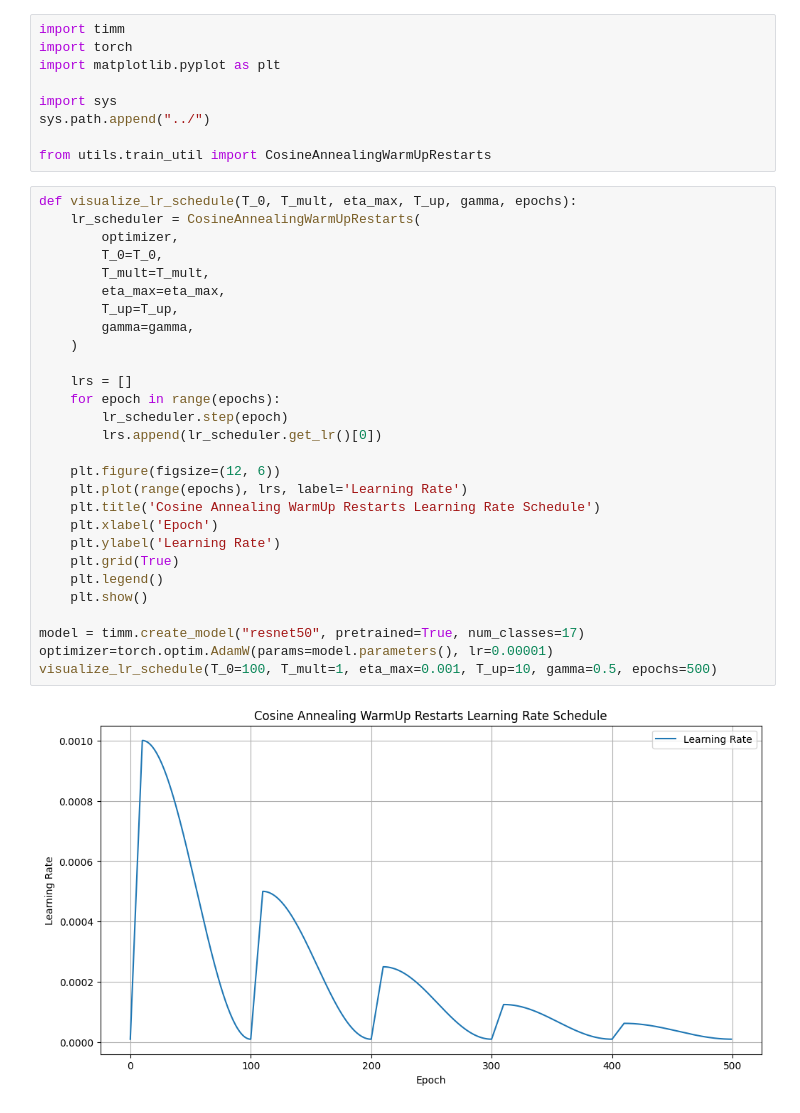
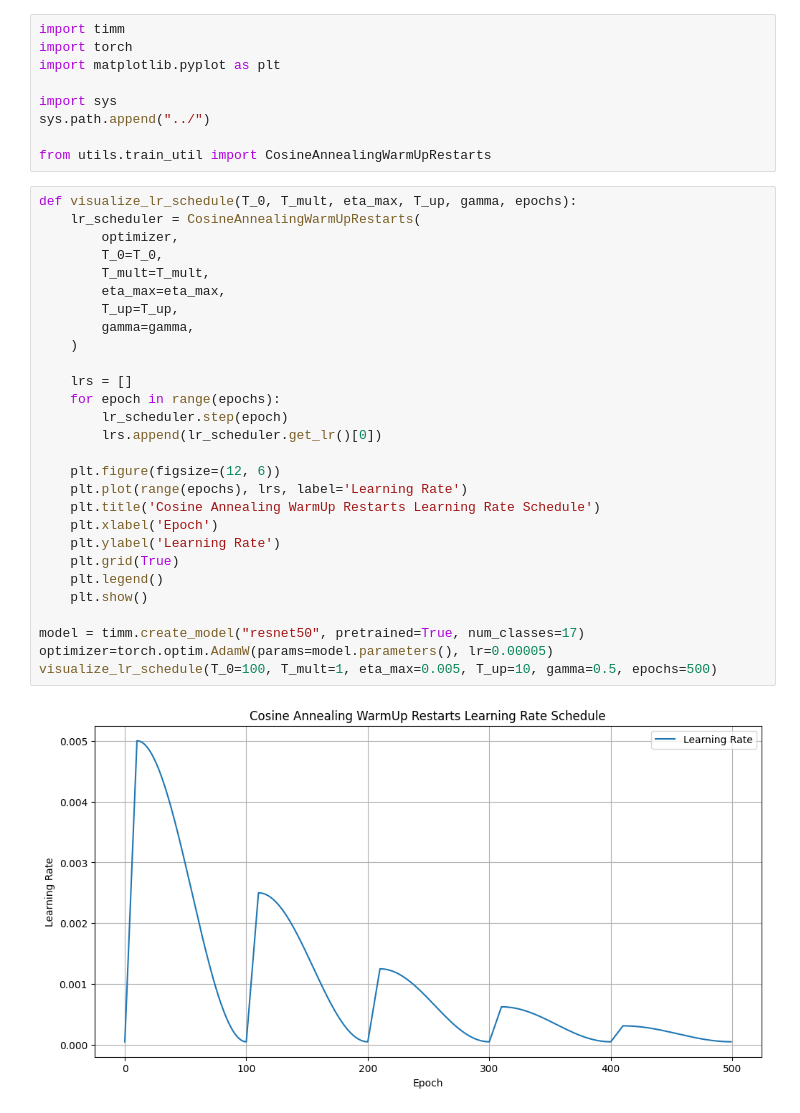
Before and after one commit to pervin0527/Upstage_Ai_Lab, a Jupyter notebook: 11-ComputerVision/project/notebook/lr_scheduler.ipynb, the cells around one changed output. Saved outputs shown, nothing was run; the diff lists cells and outputs as text.

```diff
--- a/11-ComputerVision/project/notebook/lr_scheduler.ipynb
+++ b/11-ComputerVision/project/notebook/lr_scheduler.ipynb
@@ -10,30 +10,30 @@ from utils.train_util import CosineAnnealingWarmUpRestarts
 # %%
 def visualize_lr_schedule(T_0, T_mult, eta_max, T_up, gamma, epochs):
     lr_scheduler = CosineAnnealingWarmUpRestarts(
         optimizer,
         T_0=T_0,
         T_mult=T_mult,
         eta_max=eta_max,
         T_up=T_up,
         gamma=gamma,
     )
 
     lrs = []
     for epoch in range(epochs):
         lr_scheduler.step(epoch)
         lrs.append(lr_scheduler.get_lr()[0])
 
     plt.figure(figsize=(12, 6))
     plt.plot(range(epochs), lrs, label='Learning Rate')
     plt.title('Cosine Annealing WarmUp Restarts Learning Rate Schedule')
     plt.xlabel('Epoch')
     plt.ylabel('Learning Rate')
     plt.grid(True)
     plt.legend()
     plt.show()
 
 model = timm.create_model("resnet50", pretrained=True, num_classes=17)
-optimizer=torch.optim.AdamW(params=model.parameters(), lr=0.00001)
-visualize_lr_schedule(T_0=100, T_mult=1, eta_max=0.001, T_up=10, gamma=0.5, epochs=500)
+optimizer=torch.optim.AdamW(params=model.parameters(), lr=0.00005)
+visualize_lr_schedule(T_0=100, T_mult=1, eta_max=0.005, T_up=10, gamma=0.5, epochs=500)
 # %% [output]
-[figure, old version]
+[figure, new version]
```
Also changed, not shown: 10 other files.
